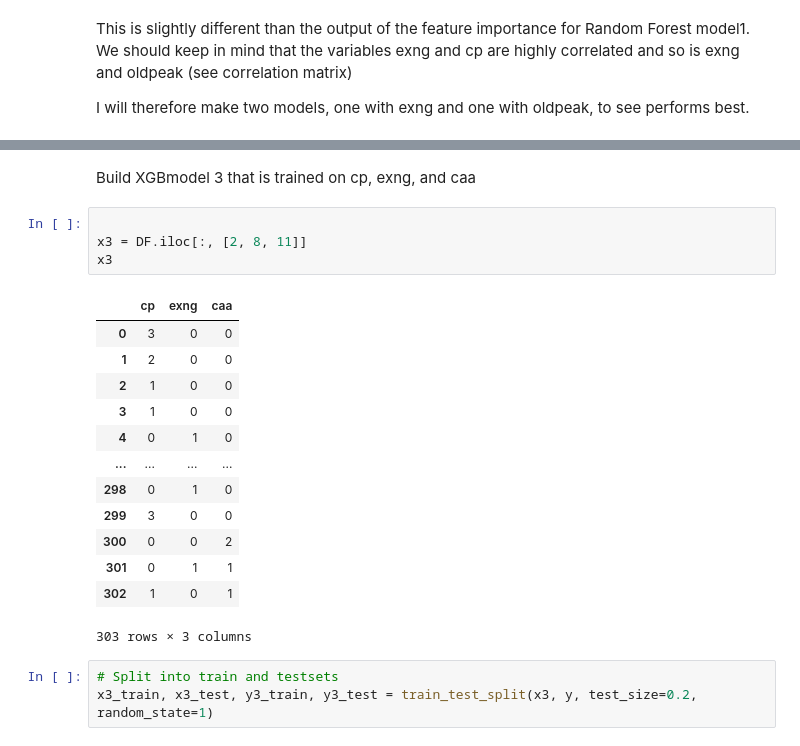
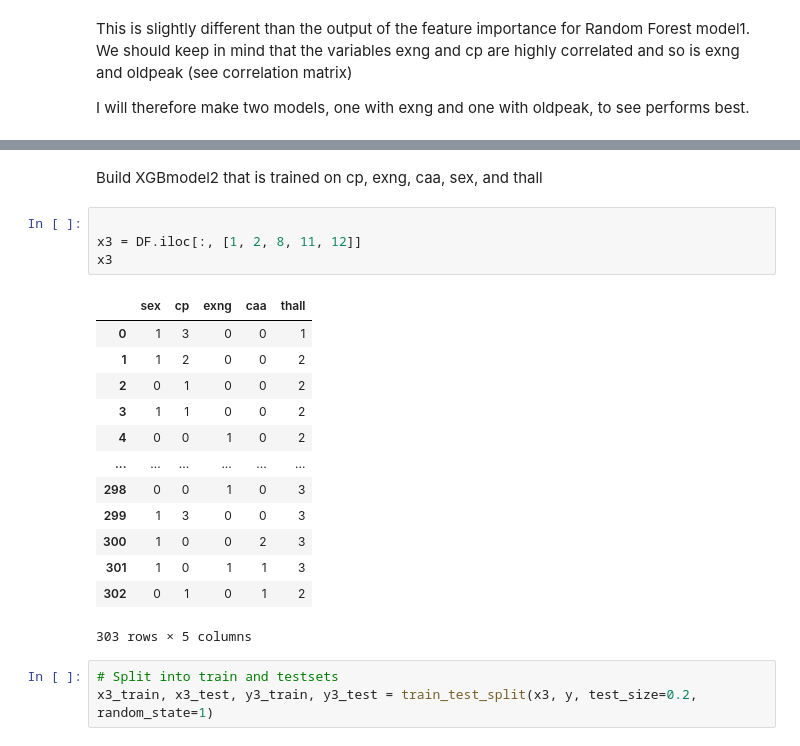
Before and after one commit to GacildaAnne/DatascienceExam, a Jupyter notebook: ExamVS.ipynb, the cells around one changed output, grey strips where cells are left out. Cells and saved outputs as stored; diff of their text form.

```diff
--- a/ExamVS.ipynb
+++ b/ExamVS.ipynb
@@ -367,23 +351,23 @@ weighted avg       0.72      0.70      0.70        61
 # %% [markdown]
-Build XGBmodel 3 that is trained on cp, exng, and caa
+Build XGBmodel2 that is trained on cp, exng, caa, sex, and thall
 # %%
 
-x3 = DF.iloc[:, [2, 8, 11]]
+x3 = DF.iloc[:, [1, 2, 8, 11, 12]]
 x3
 # %% [output]
-|  | cp | exng | caa |
-| 0 | 3 | 0 | 0 |
-| 1 | 2 | 0 | 0 |
-| 2 | 1 | 0 | 0 |
-| 3 | 1 | 0 | 0 |
-| 4 | 0 | 1 | 0 |
-| ... | ... | ... | ... |
-| 298 | 0 | 1 | 0 |
-| 299 | 3 | 0 | 0 |
-| 300 | 0 | 0 | 2 |
-| 301 | 0 | 1 | 1 |
-| 302 | 1 | 0 | 1 |
+|  | sex | cp | exng | caa | thall |
+| 0 | 1 | 3 | 0 | 0 | 1 |
+| 1 | 1 | 2 | 0 | 0 | 2 |
+| 2 | 0 | 1 | 0 | 0 | 2 |
+| 3 | 1 | 1 | 0 | 0 | 2 |
+| 4 | 0 | 0 | 1 | 0 | 2 |
+| ... | ... | ... | ... | ... | ... |
+| 298 | 0 | 0 | 1 | 0 | 3 |
+| 299 | 1 | 3 | 0 | 0 | 3 |
+| 300 | 1 | 0 | 0 | 2 | 3 |
+| 301 | 1 | 0 | 1 | 1 | 3 |
+| 302 | 0 | 1 | 0 | 1 | 2 |
-303 rows × 3 columns
+303 rows × 5 columns
 # %%
 # Split into train and testsets
 x3_train, x3_test, y3_train, y3_test = train_test_split(x3, y, test_size=0.2, random_state=1)
```
Also changed, not shown: parts of 14 cells of this notebook, 1 other file.
